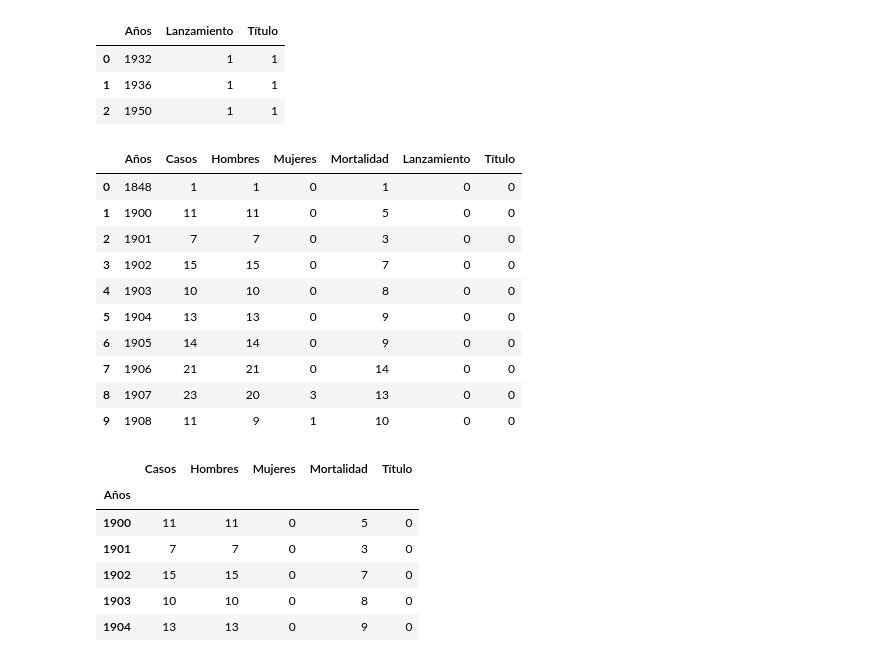
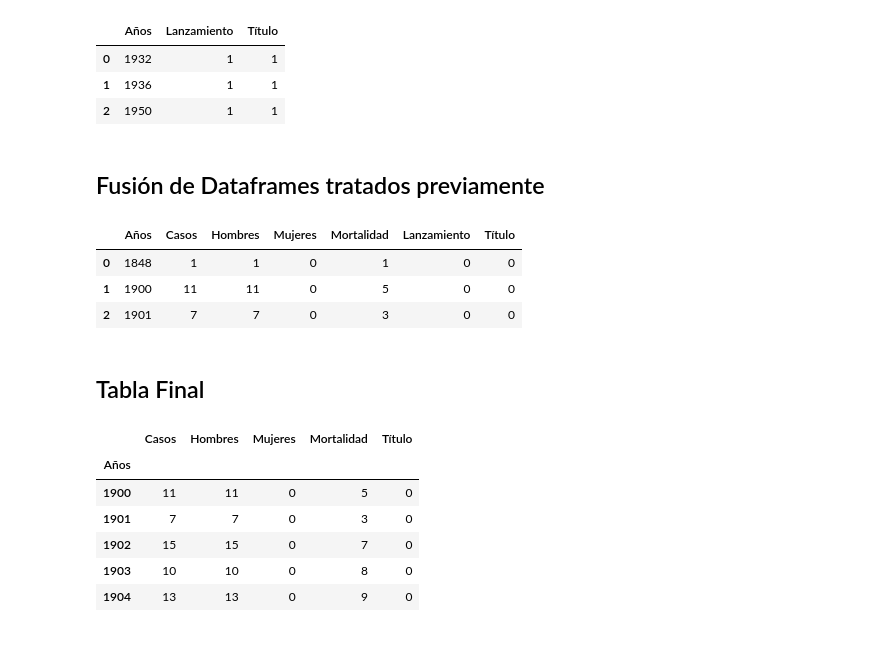
Before and after one commit to Alejorro/Analysis-dataset-Shark-attacks, a Jupyter notebook: Analysis_Dataset_Shark_Attacks.ipynb, the cells around one changed output. Drawn from its saved outputs; the diff is of its cells as text; code cells hidden in the pictures.

```diff
--- a/Analysis_Dataset_Shark_Attacks.ipynb
+++ b/Analysis_Dataset_Shark_Attacks.ipynb
@@ -198,29 +197,26 @@ fd6.head(3)
 | 0 | 1932 | 1 | 1 |
 | 1 | 1936 | 1 | 1 |
 | 2 | 1950 | 1 | 1 |
+# %% [markdown]
+## Fusión de Dataframes tratados previamente
 # %%
 dfinal = pd.merge(df5, fd6, on="Años",how="outer")
 
 pd.options.display.float_format = '{:,.0f}'.format
 dfinal
 
 dfinal2 = dfinal.fillna(0)
 
 pd.set_option('display.max_rows', 150)
 
-dfinal2.head(10)
+dfinal2.head(3)
 # %% [output]
 |  | Años | Casos | Hombres | Mujeres | Mortalidad | Lanzamiento | Título |
 | 0 | 1848 | 1 | 1 | 0 | 1 | 0 | 0 |
 | 1 | 1900 | 11 | 11 | 0 | 5 | 0 | 0 |
 | 2 | 1901 | 7 | 7 | 0 | 3 | 0 | 0 |
-| 3 | 1902 | 15 | 15 | 0 | 7 | 0 | 0 |
-| 4 | 1903 | 10 | 10 | 0 | 8 | 0 | 0 |
-| 5 | 1904 | 13 | 13 | 0 | 9 | 0 | 0 |
-| 6 | 1905 | 14 | 14 | 0 | 9 | 0 | 0 |
-| 7 | 1906 | 21 | 21 | 0 | 14 | 0 | 0 |
-| 8 | 1907 | 23 | 20 | 3 | 13 | 0 | 0 |
-| 9 | 1908 | 11 | 9 | 1 | 10 | 0 | 0 |
+# %% [markdown]
+## Tabla Final
 # %%
 dfinal3 = dfinal2[['Años', 'Casos', 'Hombres', 'Mujeres', 'Mortalidad', 'Título']]
 
```
Also changed, not shown: parts of 10 cells of this notebook.
